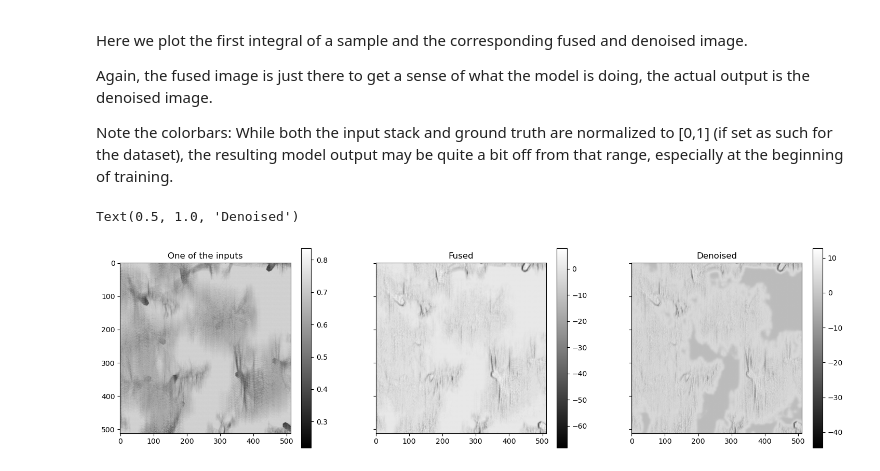
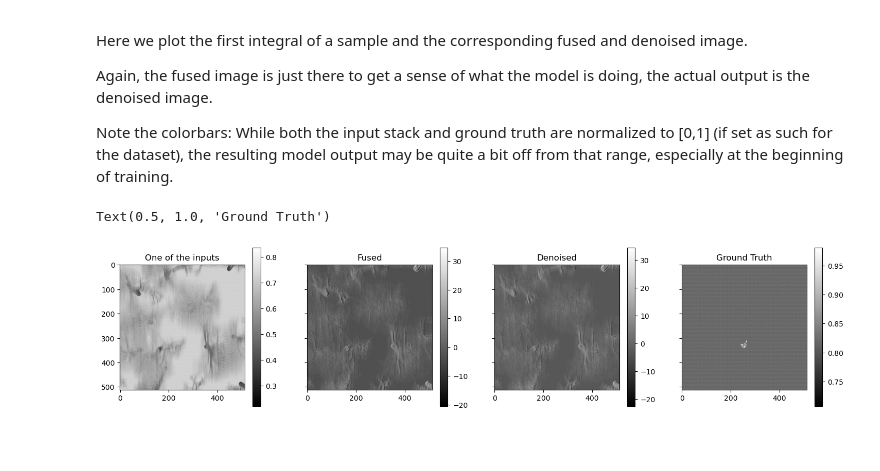
Before and after one commit to ellyhae/AOS_Project, a Jupyter notebook: code/Experiments_explained.ipynb, the cells around one changed output. Drawn from its saved outputs; the diff is of its cells as text; code cells hidden in the pictures; blank space fills up the shorter version.

```diff
--- a/code/Experiments_explained.ipynb
+++ b/code/Experiments_explained.ipynb
@@ -113,14 +119,19 @@ gt = gt.cuda(non_blocking=True)
 # %% [markdown]
 ## Simple model usage
 # %%
-start_timer()
+run_simple = False   # turned off by default, as it is slow and uses a lot of memory, potentially causing a crash
 
-fused, denoised = model(stack)   # feed the input to the network
+if run_simple:
 
-loss = loss_fn(denoised, gt)
+    for i in range(2):
+        start_timer()
 
-loss.backward()   # calculate gradients
-optimizer.step()  # update the weights
-optimizer.zero_grad()   # reset gradients
+        fused, denoised = model(stack)   # feed the input to the network
 
-end_timer_and_print("Default precision:")
+        loss = loss_fn(denoised, gt)
+
+        loss.backward()   # calculate gradients
+        optimizer.step()  # update the weights
+        optimizer.zero_grad()   # reset gradients
+
+        end_timer_and_print("Default precision:")
@@ -157,3 +154,23 @@ Max memory used by tensors = 14.347 GB
+# %%
+model = FusionDenoiser(swin_version='V2', use_checkpoint=True).cuda()
+optimizer = torch.optim.AdamW(model.parameters(), lr=0.001)
+
+scaler = torch.cuda.amp.GradScaler()  # used to scale the loss/gradients to prevent float underflow
+# %%
+for i in range(2):  # run twice for measuring, the first run is sometimes especially fast
+    start_timer()
+
+    with torch.autocast(device_type='cuda', dtype=torch.float16):
+        fused, denoised = model(stack)   # feed the input to the network
+
+        loss = loss_fn(denoised, gt)
+
+    scaler.scale(loss).backward()  # scale loss and calculate gradients
+    scaler.step(optimizer)         # update the weights
+    scaler.update()                # update scaling parameters
+    optimizer.zero_grad()          # reset gradients
+
+    #end_timer_and_print("Mixed precision:")
 # %%
 fused.shape   # 'fused' is the result of fusing our image stack into a single image. This output is only useful to sate curiosity of what the model does
 # %% [output]
@@ -173,18 +190,21 @@ Note the colorbars: While both the input stack and ground truth are normalized t
 # %%
 plot_index = 0
 
-fig, axes = plt.subplots(1, 3, figsize=(18,10), sharey=True)
+fig, axes = plt.subplots(1, 4, figsize=(18,8), sharey=True)
 
 a1 = axes[0].imshow(tens2img(stack[plot_index,0]), cmap='gray')
 plt.colorbar(a1, shrink=0.5)
 a2 = axes[1].imshow(tens2img(fused[plot_index]), cmap='gray')
 plt.colorbar(a2, shrink=0.5)
 a3 = axes[2].imshow(tens2img(denoised[plot_index]), cmap='gray')
 plt.colorbar(a3, shrink=0.5)
+a4 = axes[3].imshow(tens2img(gt[plot_index]), cmap='gray')
+plt.colorbar(a4, shrink=0.5)
 
 axes[0].set_title('One of the inputs')
 axes[1].set_title('Fused')
 axes[2].set_title('Denoised')
+axes[3].set_title('Ground Truth')
 # %% [output]
-Text(0.5, 1.0, 'Denoised')
+Text(0.5, 1.0, 'Ground Truth')
-[figure, old version]
+[figure, new version]
```
Also changed, not shown: parts of 7 cells of this notebook, 1 other file.
